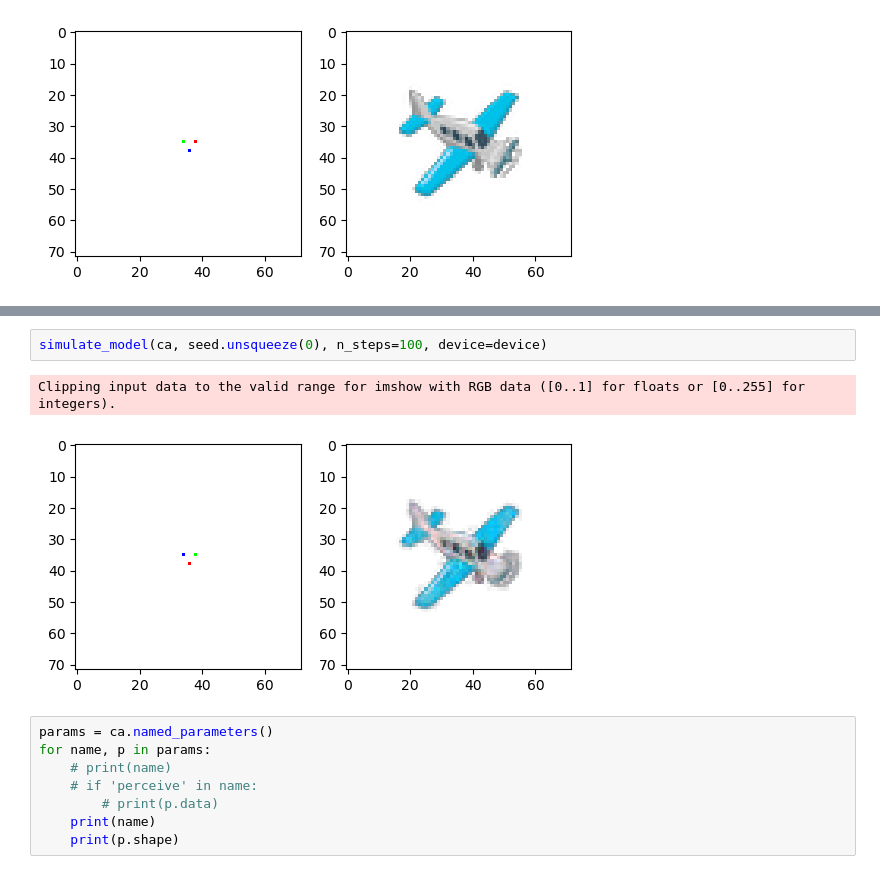
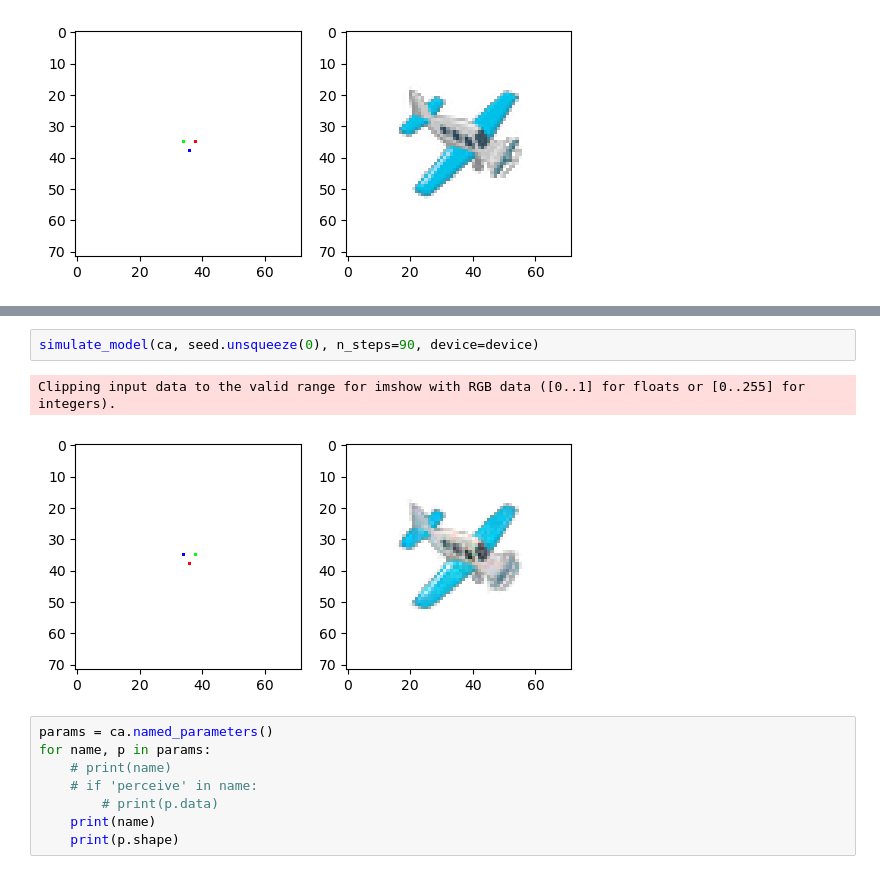
Before and after one commit to Radevsi/cellular-automata, a Jupyter notebook: Equivariant_CA_PyTorch.ipynb, the cells around one changed output, grey strips where cells are left out. Drawn from its saved outputs; the diff is of its cells as text.

```diff
--- a/Equivariant_CA_PyTorch.ipynb
+++ b/Equivariant_CA_PyTorch.ipynb
@@ -397,8 +402,8 @@ Clipping input data to the valid range for imshow with RGB data ([0..1] for floa
 # %%
-simulate_model(ca, seed.unsqueeze(0), n_steps=100, device=device)
+simulate_model(ca, seed.unsqueeze(0), n_steps=90, device=device)
 # %% [output]
 Clipping input data to the valid range for imshow with RGB data ([0..1] for floats or [0..255] for integers).
-[figure, old version]
+[figure, new version]
 # %%
 params = ca.named_parameters()
 for name, p in params:
```
Also changed, not shown: parts of 4 cells of this notebook, 5 other files.
